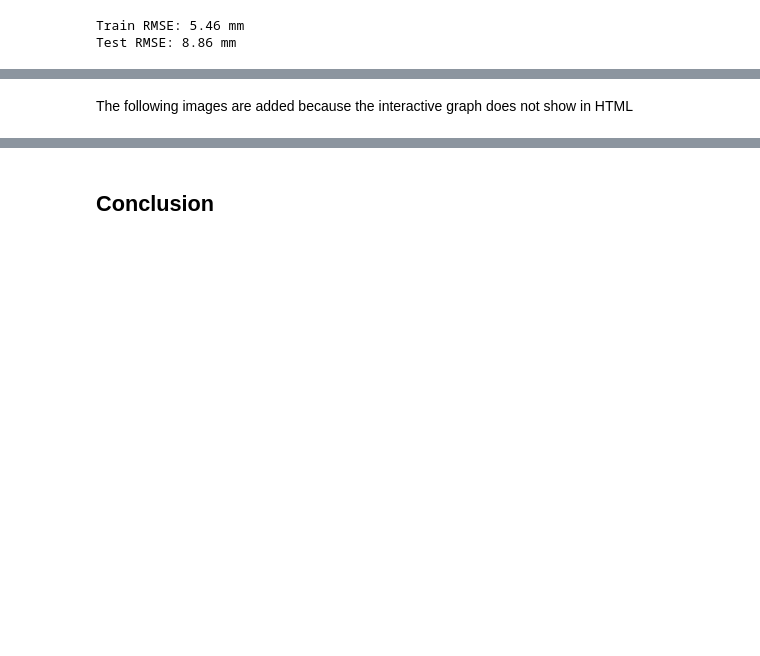
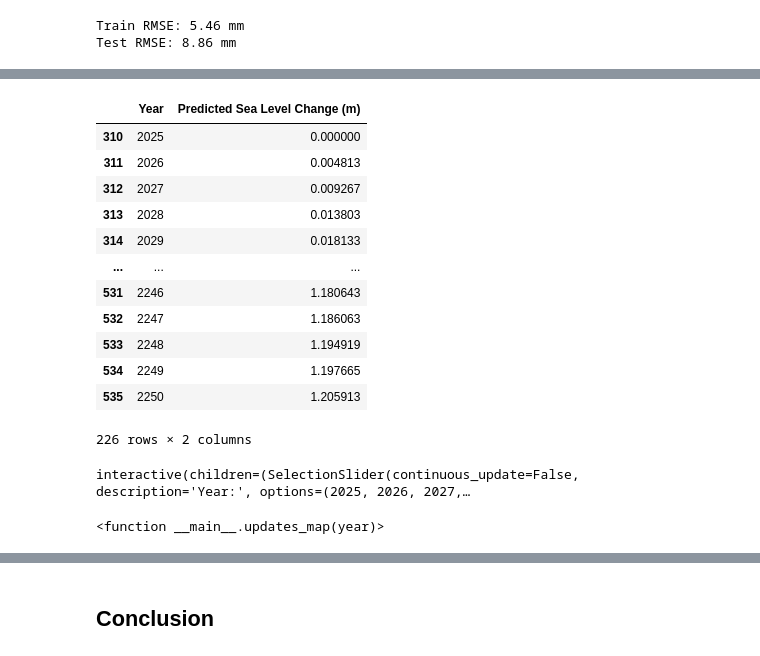
Before and after one commit to Arcyill/ECON-323-Project, a Jupyter notebook: Main.ipynb, the cells around one changed output, grey strips where cells are left out. Drawn from its saved outputs; the diff is of its cells as text; code cells hidden in the pictures; blank space fills up the shorter version.

```diff
--- a/Main.ipynb
+++ b/Main.ipynb
@@ -857,3 +512,33 @@ future_df
+# %%
+forecast["Year"] = forecast["ds"].dt.year
+future_df = forecast[forecast["Year"] > 2024]
+future_df = future_df[["Year", "yhat_upper"]]
+future_df["Predicted Sea Level Change (m)"] = future_df["yhat_upper"] / 1000
+future_df = future_df.drop(columns="yhat_upper")
+
+
+
+
+
+
+#We'll treat 2025 as the base year with 0 sea level change
+
+future_df["Predicted Sea Level Change (m)"] = future_df["Predicted Sea Level Change (m)"] - future_df.loc[future_df["Year"] == 2025,"Predicted Sea Level Change (m)"].values[0]
+future_df
+# %% [output]
+|  | Year | Predicted Sea Level Change (m) |
+| 310 | 2025 | 0.000000 |
+| 311 | 2026 | 0.004813 |
+| 312 | 2027 | 0.009267 |
+| 313 | 2028 | 0.013803 |
+| 314 | 2029 | 0.018133 |
+| ... | ... | ... |
+| 531 | 2246 | 1.180643 |
+| 532 | 2247 | 1.186063 |
+| 533 | 2248 | 1.194919 |
+| 534 | 2249 | 1.197665 |
+| 535 | 2250 | 1.205913 |
+226 rows × 2 columns
 # %%
 
 
@@ -879,7 +564,7 @@ def updates_map(year):
     sea_level_m = future_df.loc[future_df['Year'] == year, 'Predicted Sea Level Change (m)'].values[0]
     #Subtract the elevation by the increase in sea level, this should change the color of the map as well
     adjusted_elevation = elevation_base - sea_level_m
-    fig, ax = plt.subplots(figsize=(7, 7))
+    fig, ax = plt.subplots(figsize=(11, 8))
 
     # Lock color scale across all years to visualize rising sea level
     im = ax.imshow(
@@ -918,6 +603,7 @@ def updates_map(year):
 
 # create the widget and display the map
 widgets.interact(updates_map, year=slider)
+# %% [output]
+interactive(children=(SelectionSlider(continuous_update=False, description='Year:', options=(2025, 2026, 2027,…
+<function __main__.updates_map(year)>
-# %% [markdown]
-The following images are added because the interactive graph does not show in HTML
 # %% [markdown]
```
Also changed, not shown: parts of 42 cells of this notebook.
